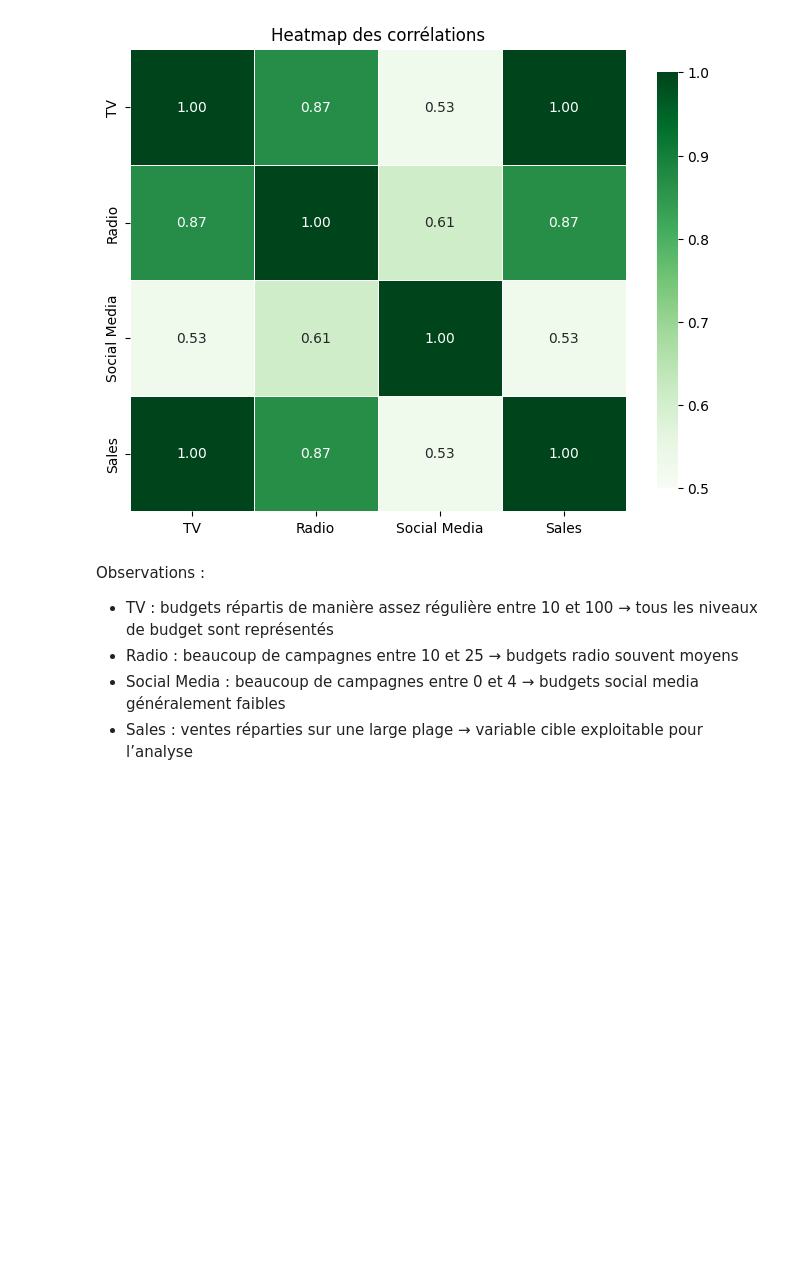
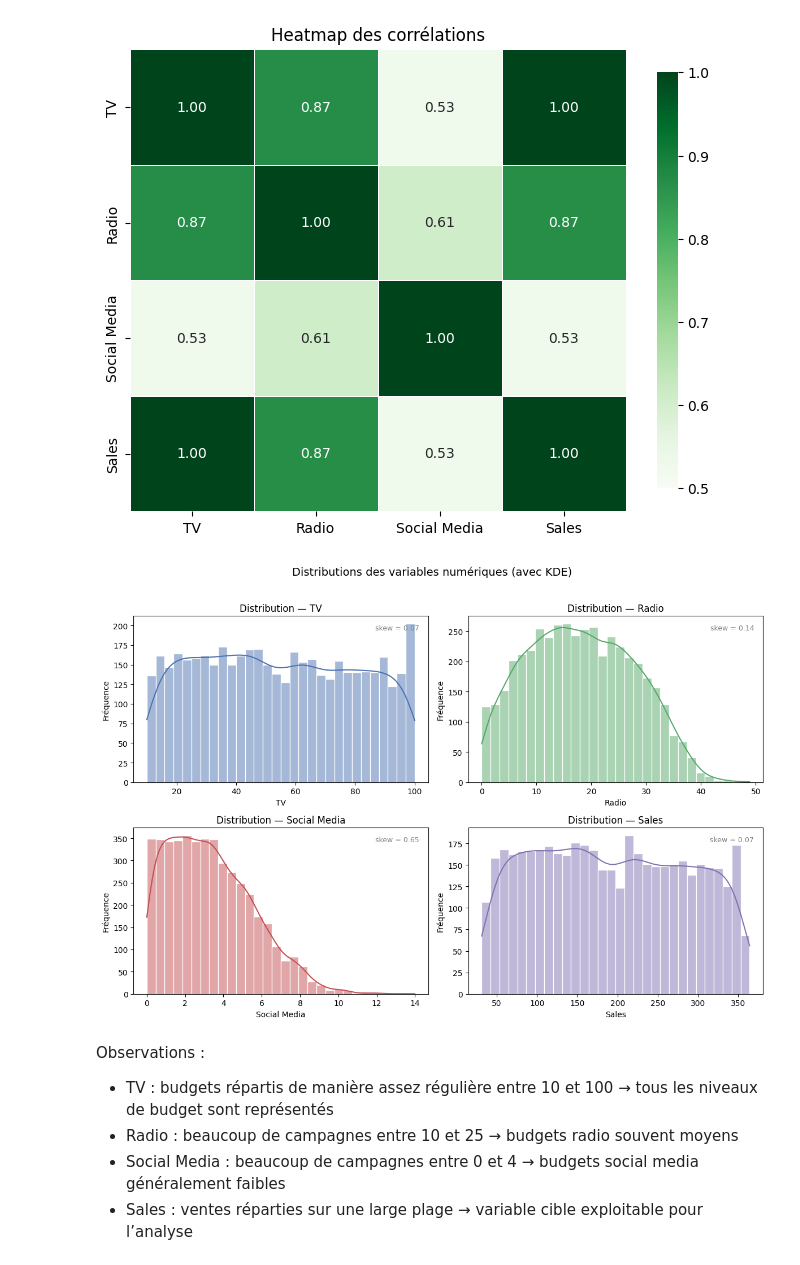
Before and after one commit to Dnivaux/Data_Science_Marketing, a Jupyter notebook: notebooks/01_EDA_Marketing.ipynb, the cells around one changed output. Drawn from its saved outputs; the diff is of its cells as text; code cells hidden in the pictures; blank space fills up the shorter version.

```diff
--- a/notebooks/01_EDA_Marketing.ipynb
+++ b/notebooks/01_EDA_Marketing.ipynb
@@ -80,6 +99,28 @@ plt.title("Heatmap des corrélations")
 plt.show()
 # %% [output]
 [figure]
+# %%
+# Histogrammes de distribution — forme, symétrie, skewness
+fig, axes = plt.subplots(2, 2, figsize=(12, 8))
+
+for ax, col, color in zip(
+    axes.ravel(),
+    ["TV", "Radio", "Social Media", "Sales"],
+    ["#4C72B0", "#55A868", "#C44E52", "#8172B2"],
+):
+    sns.histplot(df[col].dropna(), bins=30, ax=ax, color=color, kde=True, edgecolor="white")
+    ax.set_title(f"Distribution — {col}")
+    ax.set_xlabel(col)
+    ax.set_ylabel("Fréquence")
+    skew = df[col].skew()
+    ax.text(0.97, 0.95, f"skew = {skew:.2f}", transform=ax.transAxes,
+            ha="right", va="top", fontsize=9, color="grey")
+
+plt.suptitle("Distributions des variables numériques (avec KDE)", fontsize=14, y=1.02)
+plt.tight_layout()
+plt.show()
+# %% [output]
+[figure, added]
 # %% [markdown]
 Observations :
 
```
Also changed, not shown: parts of 10 cells of this notebook, 1 other file.
